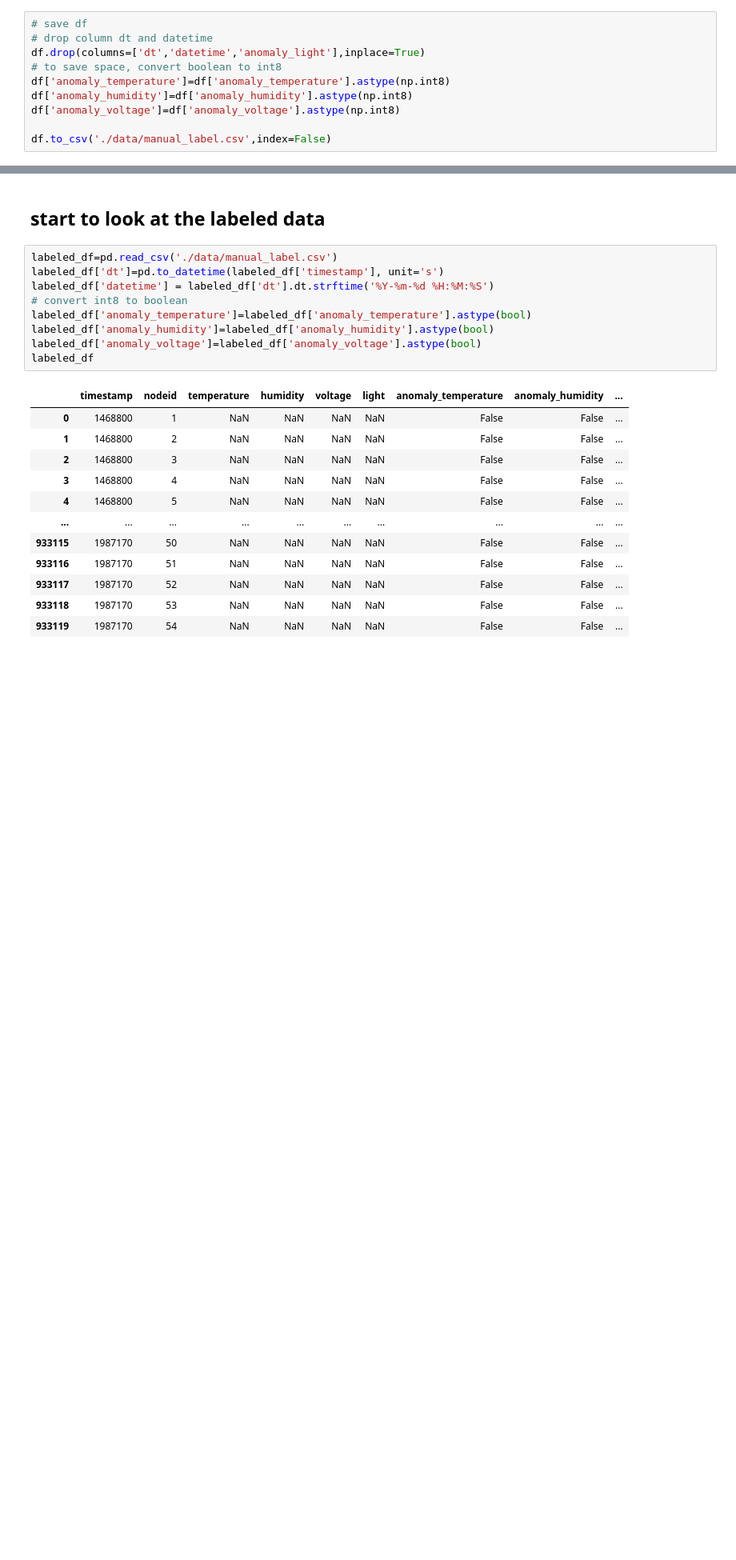
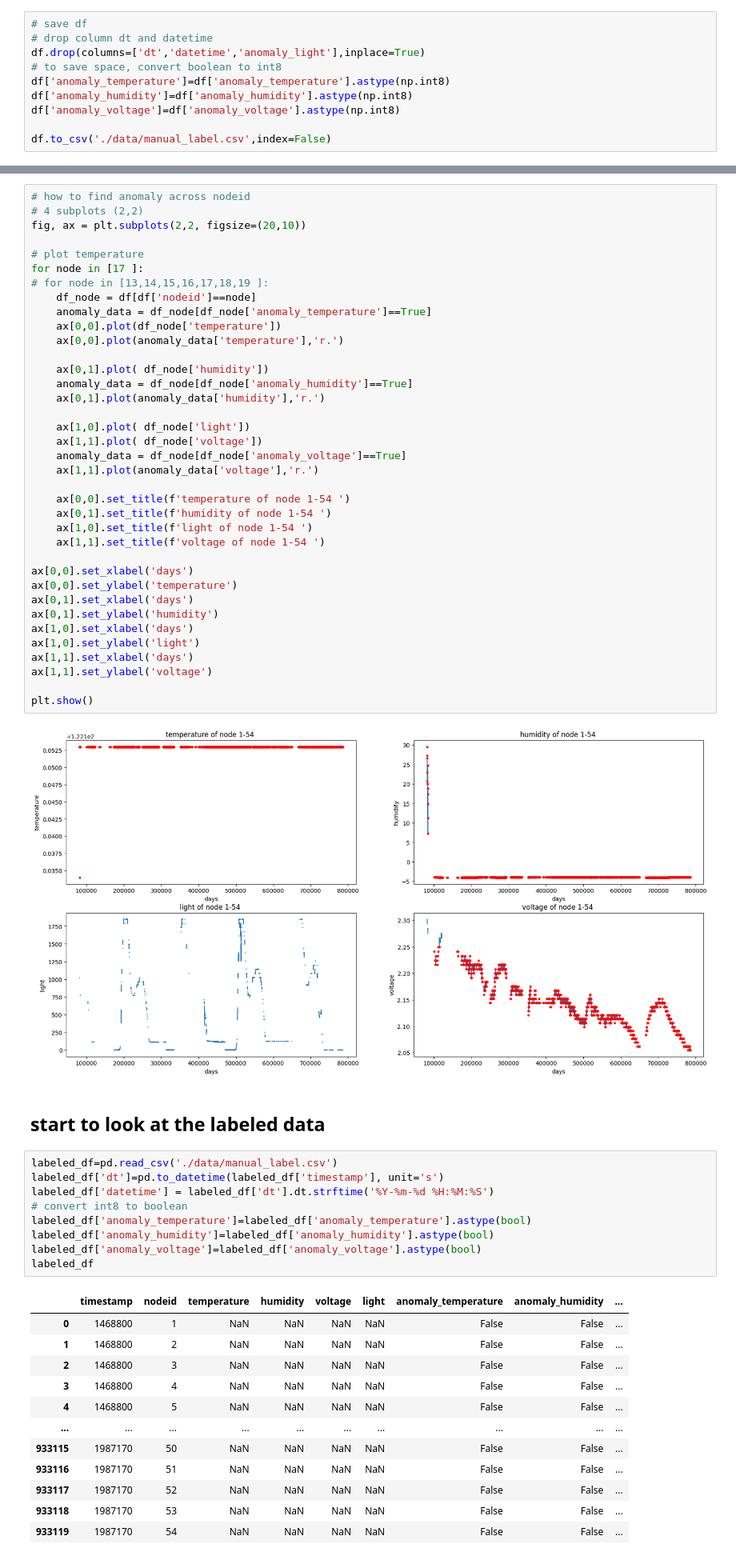
Before and after one commit to siji2022/CS6604_LoG_project, a Jupyter notebook: manual_labeling.ipynb, the cells around one changed output, grey strips where cells are left out. Shown: that part at 80% size. Cells and saved outputs as stored; diff of their text form; blank space fills up the shorter version.

```diff
--- a/manual_labeling.ipynb
+++ b/manual_labeling.ipynb
@@ -138,3 +142,42 @@ for idx in [39]:
+# %%
+# how to find anomaly across nodeid
+# 4 subplots (2,2)
+fig, ax = plt.subplots(2,2, figsize=(20,10))
+
+# plot temperature
+for node in [17 ]:
+# for node in [13,14,15,16,17,18,19 ]:
+    df_node = df[df['nodeid']==node]
+    anomaly_data = df_node[df_node['anomaly_temperature']==True]
+    ax[0,0].plot(df_node['temperature'])
+    ax[0,0].plot(anomaly_data['temperature'],'r.')
+
+    ax[0,1].plot( df_node['humidity'])
+    anomaly_data = df_node[df_node['anomaly_humidity']==True]
+    ax[0,1].plot(anomaly_data['humidity'],'r.')
+
+    ax[1,0].plot( df_node['light'])
+    ax[1,1].plot( df_node['voltage'])
+    anomaly_data = df_node[df_node['anomaly_voltage']==True]
+    ax[1,1].plot(anomaly_data['voltage'],'r.')
+
+    ax[0,0].set_title(f'temperature of node 1-54 ')
+    ax[0,1].set_title(f'humidity of node 1-54 ')
+    ax[1,0].set_title(f'light of node 1-54 ')
+    ax[1,1].set_title(f'voltage of node 1-54 ')
+
+ax[0,0].set_xlabel('days')
+ax[0,0].set_ylabel('temperature')
+ax[0,1].set_xlabel('days')
+ax[0,1].set_ylabel('humidity')
+ax[1,0].set_xlabel('days')
+ax[1,0].set_ylabel('light')
+ax[1,1].set_xlabel('days')
+ax[1,1].set_ylabel('voltage')
+
+plt.show()
+# %% [output]
+[figure, added]
 # %% [markdown]
 ## start to look at the labeled data
 # %%
```
Also changed, not shown: parts of 11 cells of this notebook, 4 other files.
